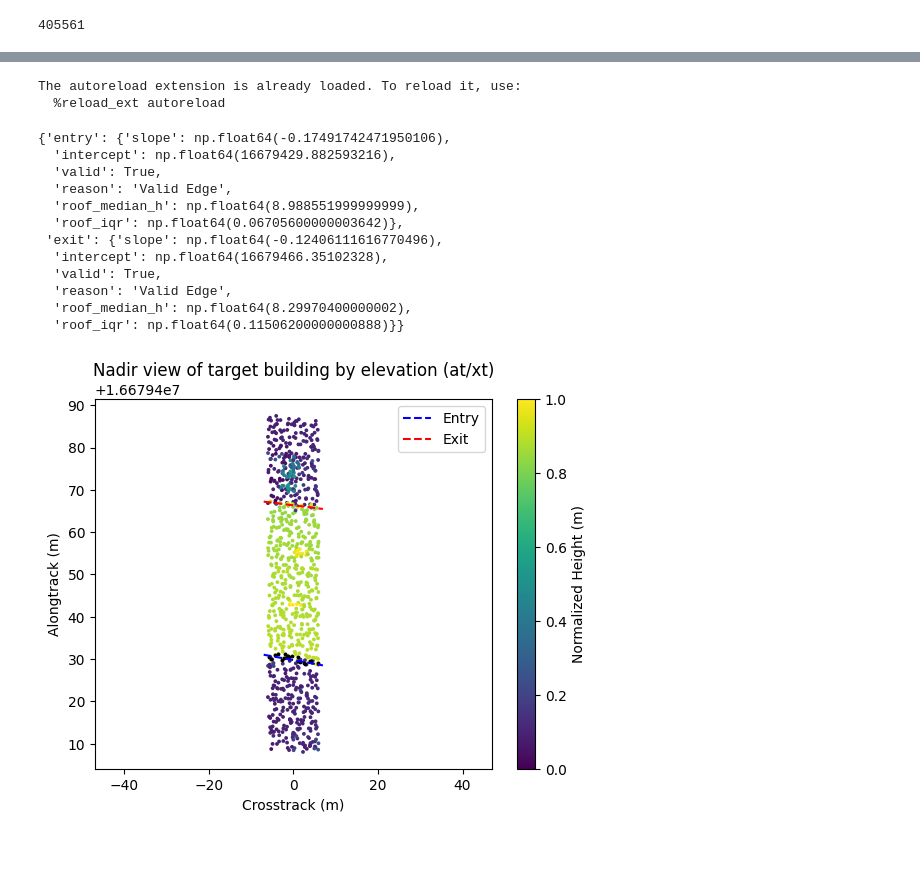
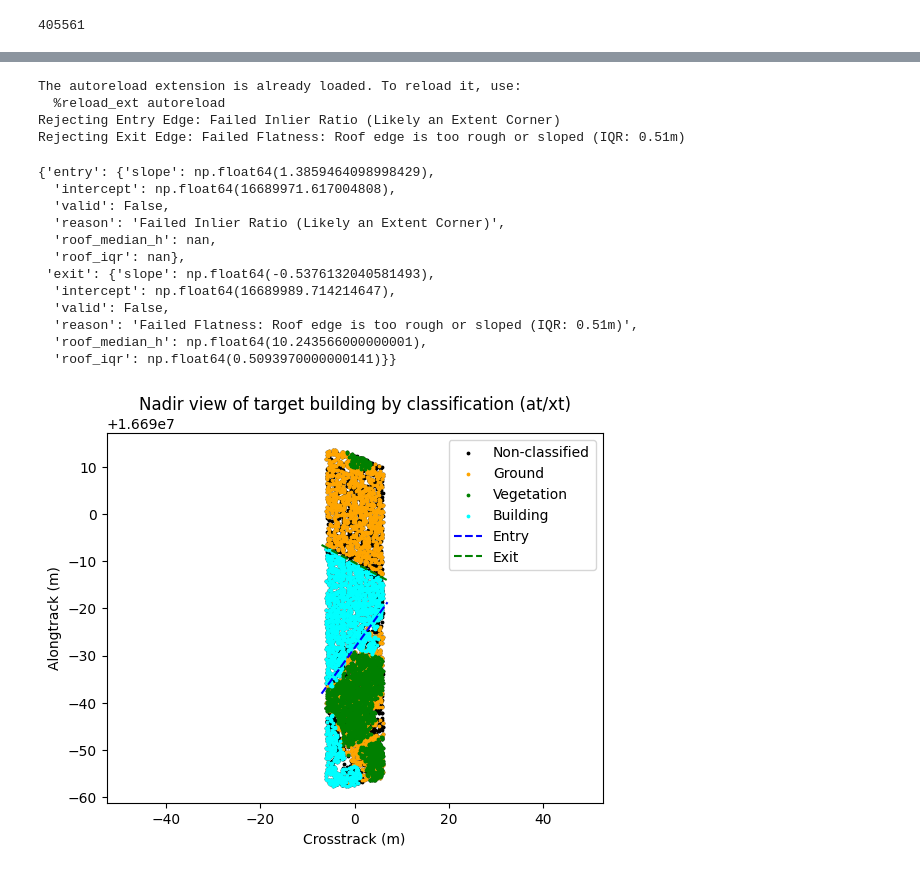
Before and after one commit to ejguenther/icesat2_topobathy, a Jupyter notebook: footprint_analysis.ipynb, the cells around one changed output, grey strips where cells are left out. Saved outputs shown, nothing was run; the diff lists cells and outputs as text; code cells hidden in the pictures.

```diff
--- a/footprint_analysis.ipynb
+++ b/footprint_analysis.ipynb
@@ -296,46 +277,47 @@ plt.show()
 # %%
 %load_ext autoreload
 %autoreload 2
-import pdb
 from utils.building_processing import extract_building_edges_2d
-edge = extract_building_edges_2d(target_als, min_clearance_m=7.0)
+edge = extract_building_edges_2d(target_als, target_building_atxt)
 edge
 # %% [output]
 The autoreload extension is already loaded. To reload it, use:
   %reload_ext autoreload
+Rejecting Entry Edge: Failed Inlier Ratio (Likely an Extent Corner)
+Rejecting Exit Edge: Failed Flatness: Roof edge is too rough or sloped (IQR: 0.51m)
-{'entry': {'slope': np.float64(-0.17491742471950106),
-  'intercept': np.float64(16679429.882593216),
-  'valid': True,
-  'reason': 'Valid Edge',
-  'roof_median_h': np.float64(8.988551999999999),
-  'roof_iqr': np.float64(0.06705600000003642)},
- 'exit': {'slope': np.float64(-0.12406111616770496),
-  'intercept': np.float64(16679466.35102328),
-  'valid': True,
-  'reason': 'Valid Edge',
-  'roof_median_h': np.float64(8.29970400000002),
-  'roof_iqr': np.float64(0.11506200000000888)}}
+{'entry': {'slope': np.float64(1.3859464098998429),
+  'intercept': np.float64(16689971.617004808),
+  'valid': False,
+  'reason': 'Failed Inlier Ratio (Likely an Extent Corner)',
+  'roof_median_h': nan,
+  'roof_iqr': nan},
+ 'exit': {'slope': np.float64(-0.5376132040581493),
+  'intercept': np.float64(16689989.714214647),
+  'valid': False,
+  'reason': 'Failed Flatness: Roof edge is too rough or sloped (IQR: 0.51m)',
+  'roof_median_h': np.float64(10.243566000000001),
+  'roof_iqr': np.float64(0.5093970000000141)}}
 # %%
 from utils.building_processing import create_line
 x_entry,y_entry = create_line(edge['entry']['slope'], edge['entry']['intercept'], x_start=-7, x_stop = 7)
 x_exit,y_exit = create_line(edge['exit']['slope'], edge['exit']['intercept'], x_start=-7, x_stop = 7)
-# %%
-cmap = plt.get_cmap('viridis')
-colors = cmap(target_als.h_norm)
-plt.scatter(target_als.crosstrack, target_als.alongtrack,c=target_als.h_norm,s=3)
-plt.scatter(obstructions.crosstrack,obstructions.alongtrack, s=3, c='black')
-plt.plot(x_entry,y_entry,'b--',label='Entry')
-plt.plot(x_exit,y_exit,'r--',label='Exit')
-cbar = plt.colorbar()
-cbar.set_label('Normalized Height (m)')
-plt.title('Nadir view of target building by elevation (at/xt)')
-plt.xlabel('Crosstrack (m)')
-plt.ylabel('Alongtrack (m)')
-plt.legend()
-plt.axis('equal')
-plt.show()
-# %% [output]
-[figure, removed]
+# %%
+cmap = plt.get_cmap('viridis')
+# colors = cmap(target_als.h_norm[target_als.classification==6])
+plt.scatter(target_als.crosstrack, target_als.alongtrack,c='k',label='Non-classified',s=3)
+plt.scatter(target_als.crosstrack[target_als.classification==2], target_als.alongtrack[target_als.classification==2],c='orange',s=3,label='Ground')
+plt.scatter(target_als.crosstrack[target_als.classification==3], target_als.alongtrack[target_als.classification==3],c='g',s=3,label='Vegetation')
+plt.scatter(target_als.crosstrack[target_als.classification==6], target_als.alongtrack[target_als.classification==6],c='cyan',s=3,label='Building')
+plt.plot(x_entry,y_entry,'b--',label = 'Entry')
+plt.plot(x_exit,y_exit,'g--',label = 'Exit')
+plt.legend()
+plt.title('Nadir view of target building by classification (at/xt)')
+plt.xlabel('Crosstrack (m)')
+plt.ylabel('Alongtrack (m)')
+plt.axis('equal')
+plt.show()
+# %% [output]
+[figure, added]
 # %%
 plt.scatter(target_als.alongtrack[target_als.classification == 1],target_als.h_norm[target_als.classification == 1],c='gray',s=2,label='Non-classified')
 plt.scatter(target_als.alongtrack[target_als.classification == 6],target_als.h_norm[target_als.classification == 6],c='cyan',s=2,label='Building')
```
Also changed, not shown: parts of 29 cells of this notebook, 1 other file.
